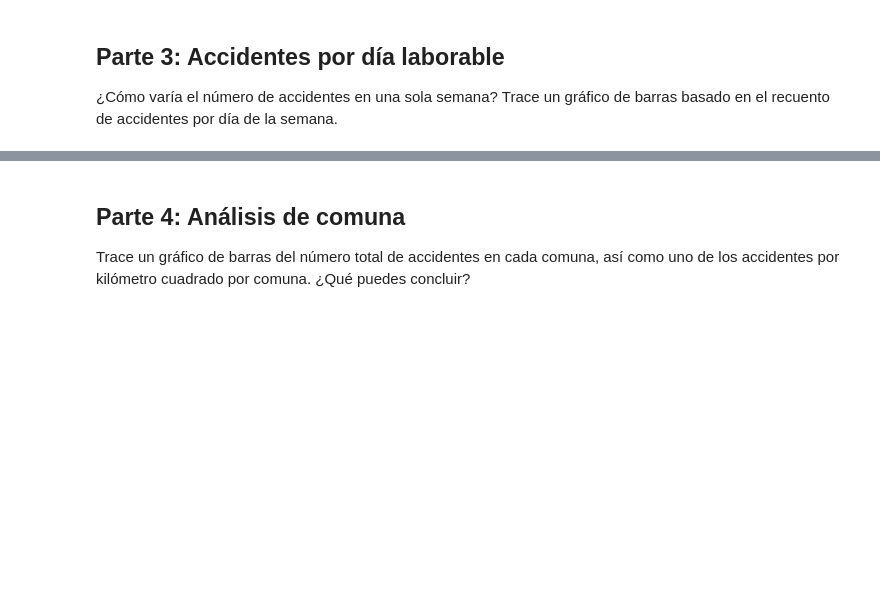
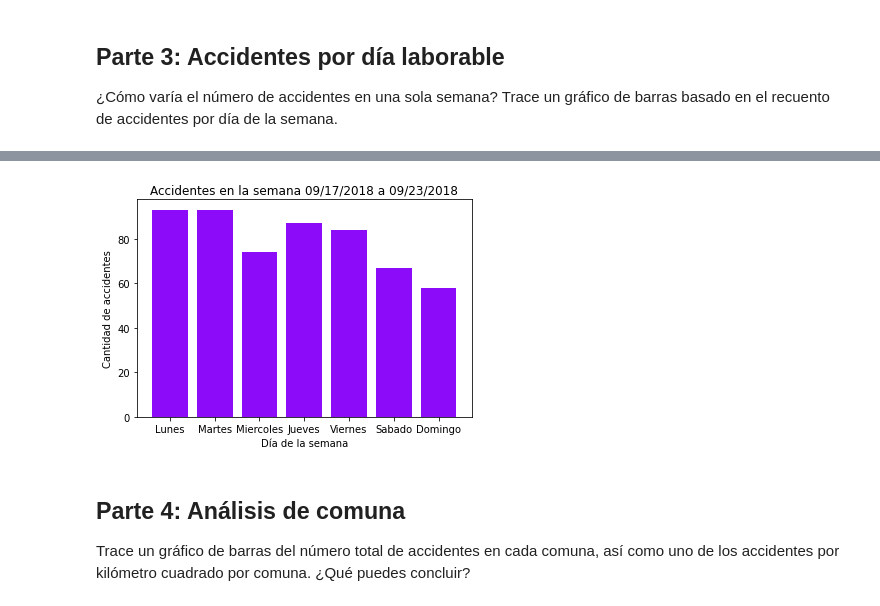
Before and after one commit to GabyLeon10100/MujeresDigitales, a Jupyter notebook: Taller4_.ipynb, the cells around one changed output, grey strips where cells are left out. Cells and saved outputs as stored; diff of their text form; code cells hidden in the pictures; blank space fills up the shorter version.

```diff
--- a/Taller4_.ipynb
+++ b/Taller4_.ipynb
@@ -240,0 +269,4 @@ plt.show()
+# %%
+#Creamos un nuevo DataFrame con los valores de la mascara
+df_semana = df[mask]
+df_semana
@@ -240,0 +287,4 @@ plt.show()
+# %%
+#Agrupamos los datos por el dia de la semana
+df4 = df_semana.groupby(["WEEK", "DATE"]).WEEK.count()
+df4.head(100)
@@ -240,0 +301,12 @@ plt.show()
+# %%
+#Pasamos los datos a una lista
+lista2 = [list(key) + [str(value)] for key, value in  df4.to_dict().items()]
+# %%
+#Creamos el nuevo dataframe
+df_week = pd.DataFrame()
+#Agregamos los datos de solo el dia 1 del mes 1 y del año 2018 al nuevo dataFrame creado
+for x in lista2:
+  agregar = {}
+  agregar = {"Semana" : int(x[0]), "Accidente": int(x[2])}
+  df_week = df_week.append(agregar, ignore_index=True)
+df_week.head(7)
@@ -241,3 +322,15 @@ plt.show()
+# %%
+#Realizamos el grafico con los datos obtenidos
+valores = df_week[["Semana", "Accidente"]]
+x = ["Lunes", "Martes", "Miercoles", "Jueves", "Viernes", "Sabado", "Domingo"]
+y = valores.Accidente
+plt.bar(x, y, color = "#8c0bf8")
+plt.title("Accidentes en la semana 09/17/2018 a 09/23/2018")
+plt.xlabel("Día de la semana")
+plt.ylabel("Cantidad de accidentes")
+plt.show()
+# %% [output]
+[figure, added]
 # %% [markdown]
 ## Parte 4: Análisis de comuna
 
```
Also changed, not shown: parts of 6 cells of this notebook.
